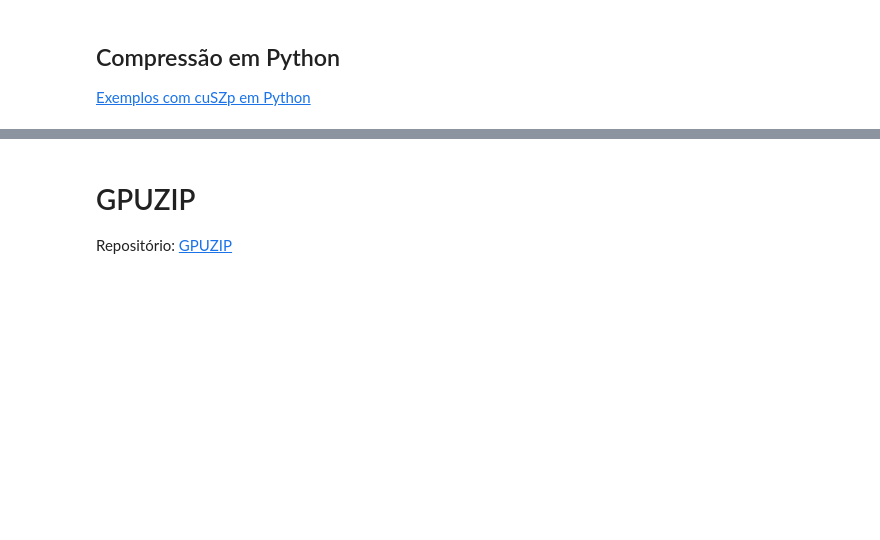
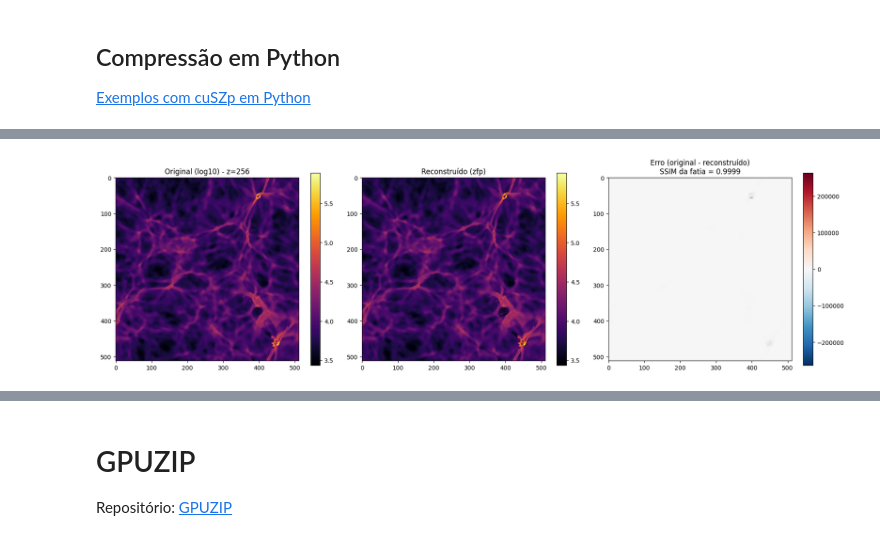
Before and after one commit to brunoortega/minicurso_sscad_2026, a Jupyter notebook: Minicurso_compressao_SSCAD.ipynb, the cells around one changed output, grey strips where cells are left out. Drawn from its saved outputs; the diff is of its cells as text; code cells hidden in the pictures; blank space fills up the shorter version.

```diff
--- a/Minicurso_compressao_SSCAD.ipynb
+++ b/Minicurso_compressao_SSCAD.ipynb
@@ -238,0 +432,82 @@ plt.show()
+# %%
+from pathlib import Path
+import numpy as np
+import pandas as pd
+from skimage.metrics import structural_similarity
+import matplotlib.pyplot as plt
+
+# ---------------- Arquivos ----------------
+original = Path("/content/datasets/512x512x512/temperature.f32")
+descomprimido = Path("/content/saida_nyx.bin")
+
+dtype = np.float32
+shape = (512, 512, 512)
+
+# ---------------- Leitura ----------------
+dados_originais = np.fromfile(original, dtype=dtype)
+dados_reconstruidos = np.fromfile(descomprimido, dtype=dtype)
+
+assert dados_originais.size == np.prod(shape), "Tamanho do original incorreto."
+assert dados_reconstruidos.size == dados_originais.size, "Tamanhos diferentes."
+
+ref = dados_originais.reshape(shape).astype(np.float64)
+rec = dados_reconstruidos.reshape(shape).astype(np.float64)
+
+# ---------------- Fatia 2D (plano XY, meio do eixo z) ----------------
+meio = shape[0] // 2
+
+fatia_ref = ref[meio, :, :]
+fatia_rec = rec[meio, :, :]
+
+# ---------------- Métricas ----------------
+erro = ref - rec
+fatia_erro = erro[meio, :, :]
+
+rmse = np.sqrt(np.mean(erro ** 2))
+data_range = ref.max() - ref.min()
+psnr = float("inf") if rmse == 0 else 20 * np.log10(data_range / rmse)
+
+# SSIM apenas na fatia 2D
+ssim_fatia = structural_similarity(
+    fatia_ref, fatia_rec,
+    data_range=data_range,
+    gaussian_weights=True,
+    sigma=1.5,
+    use_sample_covariance=False
+)
+
+df_qualidade = pd.DataFrame([{
+    "RMSE": rmse,
+    "MAE": np.mean(np.abs(erro)),
+    "Erro máximo": np.max(np.abs(erro)),
+    "PSNR (dB)": psnr,
+    f"SSIM (fatia z={meio})": ssim_fatia,
+    "NRMSE": rmse / np.sqrt(np.mean(ref ** 2)),
+}])
+display(df_qualidade)
+
+# ---------------- Visualização ----------------
+# Temperatura tem faixa dinâmica enorme: log10 ajuda a enxergar estrutura
+def f(a):
+    return np.log10(np.clip(a, 1e-30, None))
+
+vmin, vmax = f(fatia_ref).min(), f(fatia_ref).max()
+lim = np.abs(fatia_erro).max() or 1.0
+
+fig, axes = plt.subplots(1, 3, figsize=(18, 5))
+
+im0 = axes[0].imshow(f(fatia_ref), cmap="inferno", vmin=vmin, vmax=vmax)
+axes[0].set_title(f"Original (log10) - z={meio}")
+plt.colorbar(im0, ax=axes[0])
+
+im1 = axes[1].imshow(f(fatia_rec), cmap="inferno", vmin=vmin, vmax=vmax)
+axes[1].set_title("Reconstruído (zfp)")
+plt.colorbar(im1, ax=axes[1])
+
+im2 = axes[2].imshow(fatia_erro, cmap="RdBu_r", vmin=-lim, vmax=lim)
+axes[2].set_title(f"Erro (original - reconstruído)\nSSIM da fatia = {ssim_fatia:.4f}")
+plt.colorbar(im2, ax=axes[2])
+
+plt.tight_layout()
+plt.show()
+# %% [output]
@@ -238,0 +516 @@ plt.show()
+[figure, added]
```
Also changed, not shown: parts of 18 cells of this notebook.
